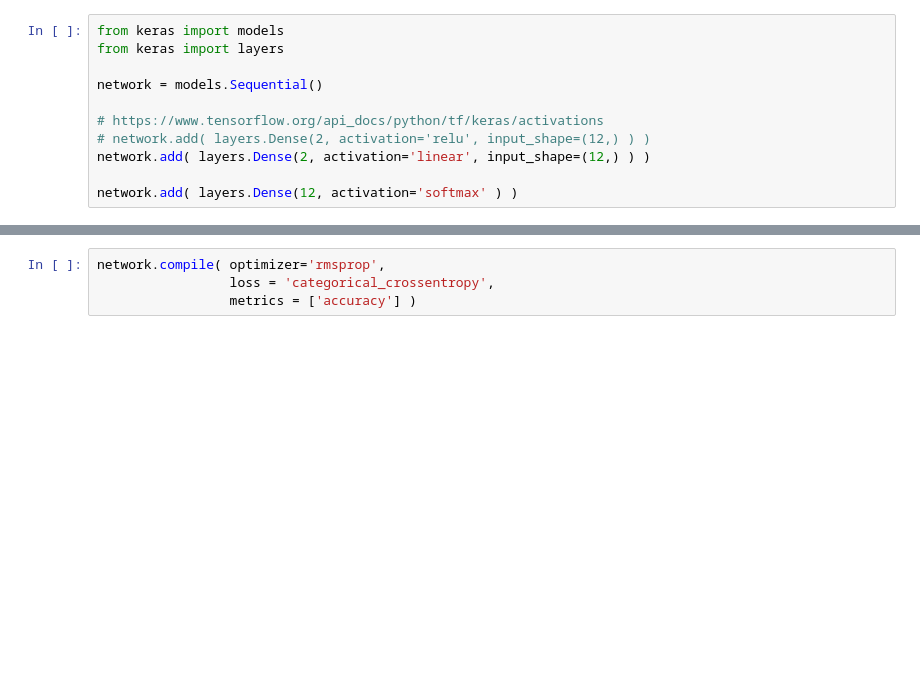
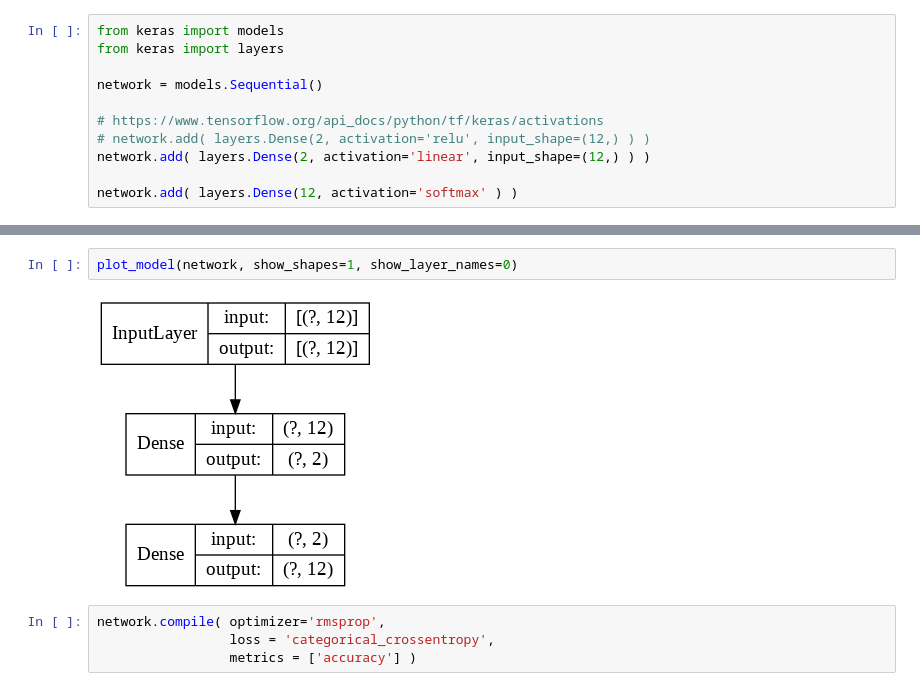
Before and after one commit to ftk1000/w2v_ftk1000, a Jupyter notebook: word2vec_tensorflow.ipynb, the cells around one changed output, grey strips where cells are left out. Cells and saved outputs as stored; diff of their text form; blank space fills up the shorter version.

```diff
--- a/word2vec_tensorflow.ipynb
+++ b/word2vec_tensorflow.ipynb
@@ -271,3 +276,7 @@ network.add( layers.Dense(12, activation='softmax' ) )
+# %%
+plot_model(network, show_shapes=1, show_layer_names=0)
+# %% [output]
+[figure, added]
 # %%
 network.compile( optimizer='rmsprop',
                  loss = 'categorical_crossentropy',
```
Also changed, not shown: parts of 8 cells of this notebook.
